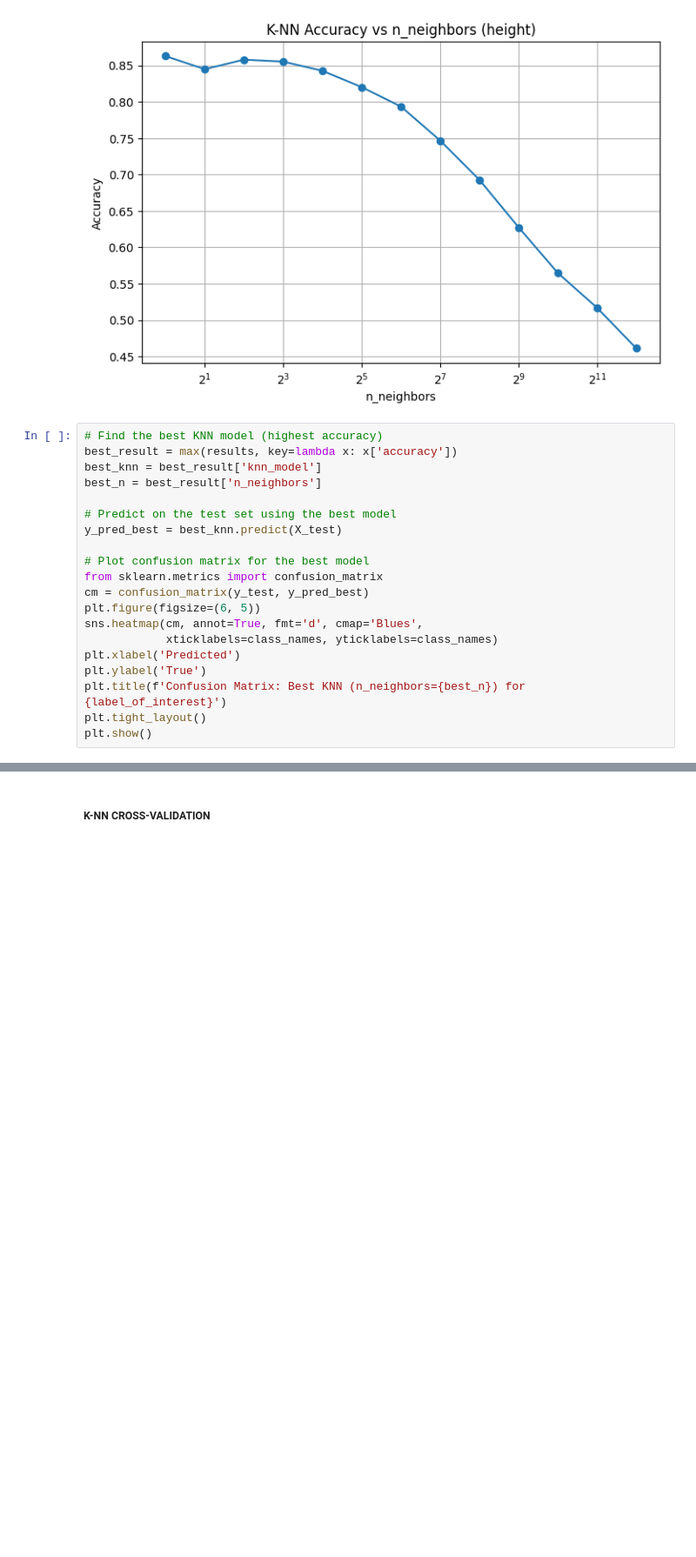
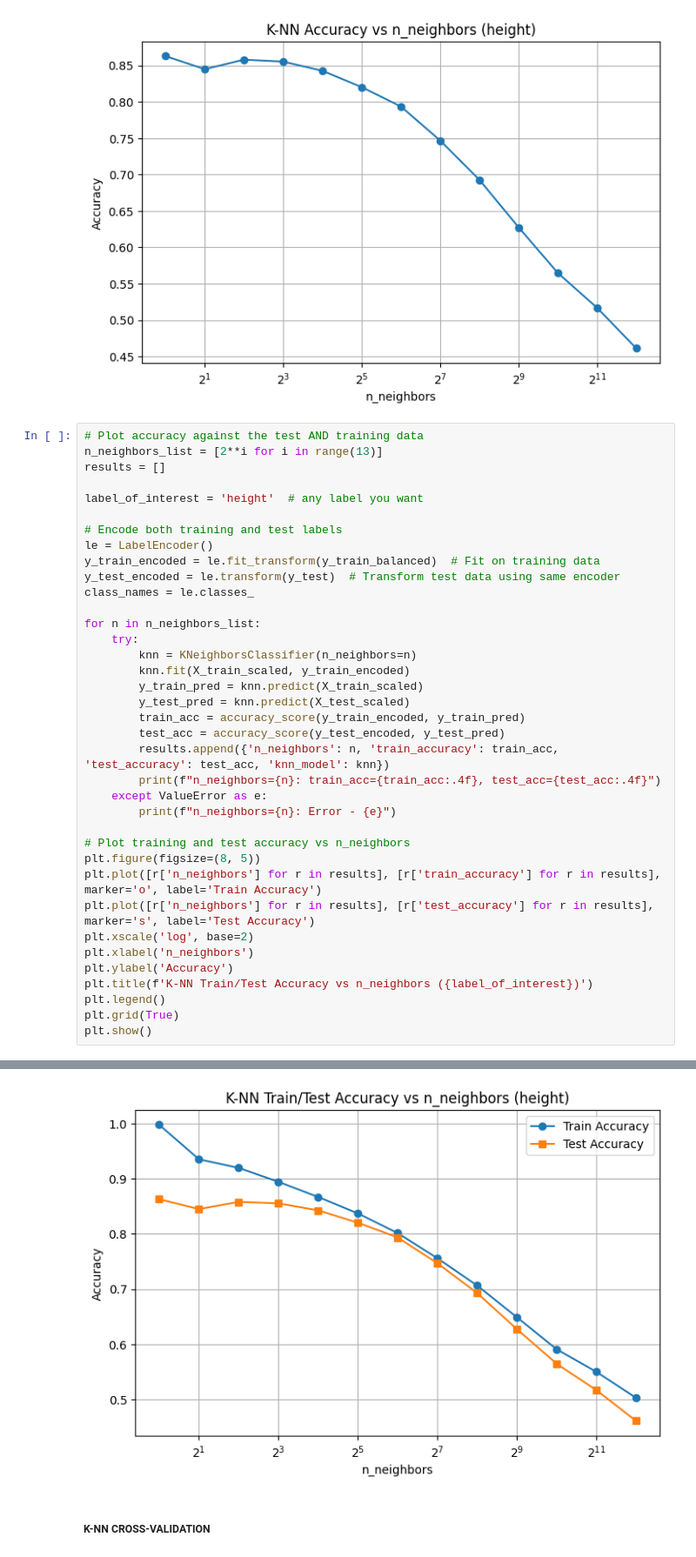
Before and after one commit to mrterminal-git/comp7703-project, a Jupyter notebook: project.ipynb, the cells around one changed output, grey strips where cells are left out. Shown at 87% size. Saved outputs shown, nothing was run; the diff lists cells and outputs as text; blank space fills up the shorter version.

Commit message:
add: progress on data and random forest section

```diff
--- a/project.ipynb
+++ b/project.ipynb
@@ -457,23 +474,40 @@ n_neighbors=2048: accuracy=0.5169, loss=0.4831
 n_neighbors=4096: accuracy=0.4612, loss=0.5388
 [figure]
 # %%
-# Find the best KNN model (highest accuracy)
-best_result = max(results, key=lambda x: x['accuracy'])
-best_knn = best_result['knn_model']
-best_n = best_result['n_neighbors']
+# Plot accuracy against the test AND training data
+n_neighbors_list = [2**i for i in range(13)]
+results = []
 
-# Predict on the test set using the best model
-y_pred_best = best_knn.predict(X_test)
+label_of_interest = 'height'  # any label you want
 
-# Plot confusion matrix for the best model
-from sklearn.metrics import confusion_matrix
-cm = confusion_matrix(y_test, y_pred_best)
-plt.figure(figsize=(6, 5))
-sns.heatmap(cm, annot=True, fmt='d', cmap='Blues',
-            xticklabels=class_names, yticklabels=class_names)
-plt.xlabel('Predicted')
-plt.ylabel('True')
-plt.title(f'Confusion Matrix: Best KNN (n_neighbors={best_n}) for {label_of_interest}')
-plt.tight_layout()
+# Encode both training and test labels
+le = LabelEncoder()
+y_train_encoded = le.fit_transform(y_train_balanced)  # Fit on training data
+y_test_encoded = le.transform(y_test)  # Transform test data using same encoder
+class_names = le.classes_
+
+for n in n_neighbors_list:
+    try:
+        knn = KNeighborsClassifier(n_neighbors=n)
+        knn.fit(X_train_scaled, y_train_encoded)
+        y_train_pred = knn.predict(X_train_scaled)
+        y_test_pred = knn.predict(X_test_scaled)
+        train_acc = accuracy_score(y_train_encoded, y_train_pred)
+        test_acc = accuracy_score(y_test_encoded, y_test_pred)
+        results.append({'n_neighbors': n, 'train_accuracy': train_acc, 'test_accuracy': test_acc, 'knn_model': knn})
+        print(f"n_neighbors={n}: train_acc={train_acc:.4f}, test_acc={test_acc:.4f}")
+    except ValueError as e:
+        print(f"n_neighbors={n}: Error - {e}")
+
+# Plot training and test accuracy vs n_neighbors
+plt.figure(figsize=(8, 5))
+plt.plot([r['n_neighbors'] for r in results], [r['train_accuracy'] for r in results], marker='o', label='Train Accuracy')
+plt.plot([r['n_neighbors'] for r in results], [r['test_accuracy'] for r in results], marker='s', label='Test Accuracy')
+plt.xscale('log', base=2)
+plt.xlabel('n_neighbors')
+plt.ylabel('Accuracy')
+plt.title(f'K-NN Train/Test Accuracy vs n_neighbors ({label_of_interest})')
+plt.legend()
+plt.grid(True)
 plt.show()
 # %% [output]
@@ -481,3 +527,4 @@ ValueError: Mix of label input types (string and number)
+[figure, added]
 # %% [markdown]
 ##### K-NN CROSS-VALIDATION
 # %%
```
Also changed, not shown: parts of 32 cells of this notebook, 15 other files.
